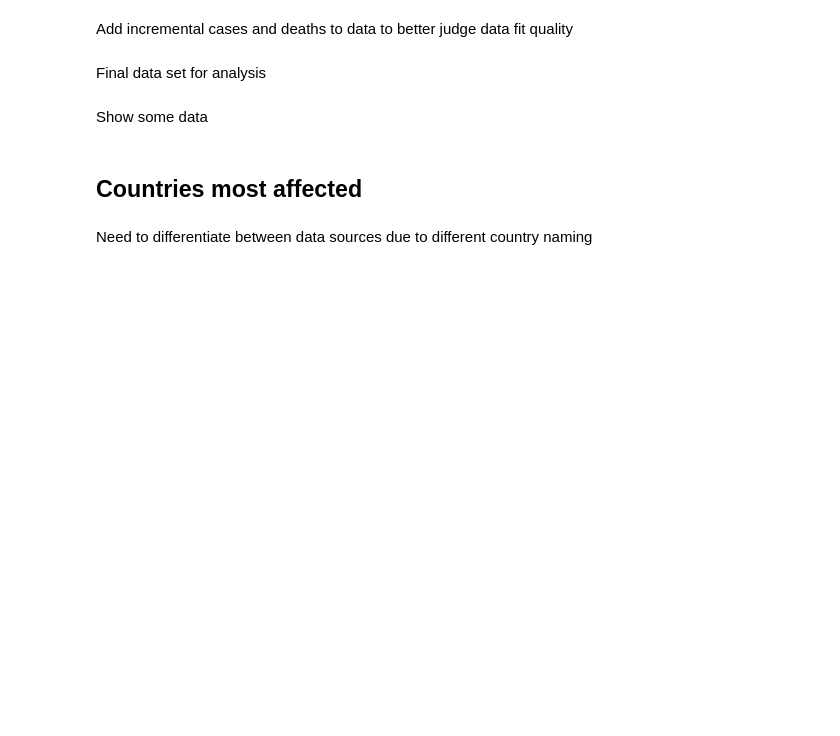
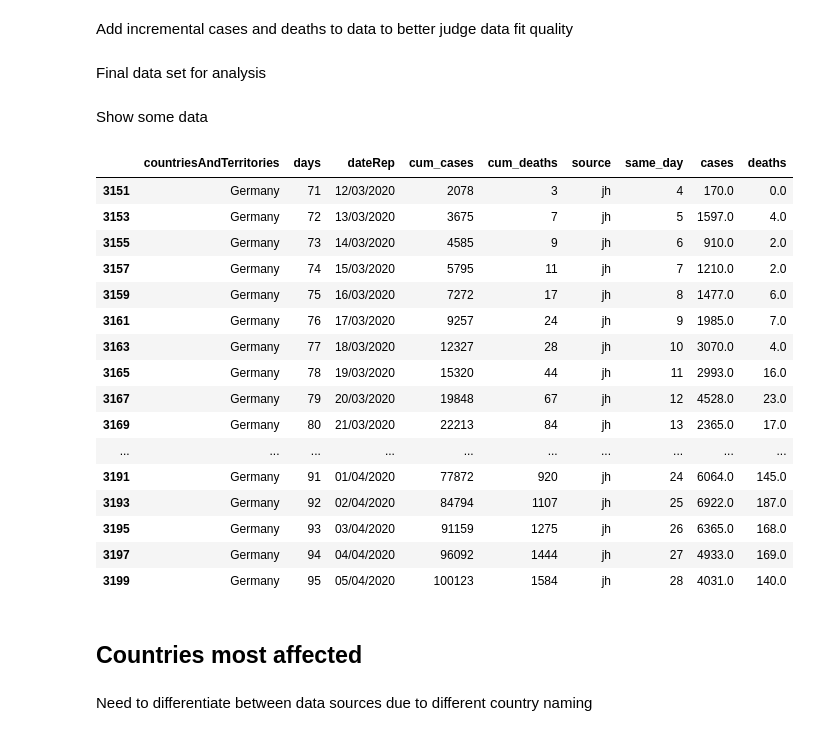
Before and after one commit to sbaumanns/COVID-19, a Jupyter notebook: COVID-19-Model-Bokeh.ipynb, the cells around one changed output. Drawn from its saved outputs; the diff is of its cells as text; code cells hidden in the pictures; blank space fills up the shorter version.

```diff
--- a/COVID-19-Model-Bokeh.ipynb
+++ b/COVID-19-Model-Bokeh.ipynb
@@ -136,38 +141,36 @@ RKI data:
 # %% [markdown]
 ### Remark: Currently, ECDC have an data file issue!
 # %%
-# url = "https://opendata.ecdc.europa.eu/covid19/casedistribution/csv/"
+url = "https://opendata.ecdc.europa.eu/covid19/casedistribution/csv/"
 
-# df_load_ecdc = pd\
-#     .read_csv(url, sep=',', engine='python')
+df_load_ecdc = pd\
+    .read_csv(url, sep=',', engine='python')
 
-# df_load_ecdc.columns= [re.sub("[^A-Za-z]", "", col) for col in df_load_ecdc.columns]
+df_load_ecdc.columns= [re.sub("[^A-Za-z]", "", col) for col in df_load_ecdc.columns]
 
-# df_1_ecdc = df_load_ecdc\
-#     .loc[:,['dateRep','cases', 'deaths', 'countriesAndTerritories']]
+df_1_ecdc = df_load_ecdc\
+    .loc[:,['dateRep','cases', 'deaths', 'countriesAndTerritories']]
 
-# df_1_ecdc['days'] = df_1_ecdc['dateRep']\
-#     .map(lambda x : (datetime.strptime(x, '%d/%m/%Y') - datetime.strptime("01/01/2020", '%d/%m/%Y')).days)
+df_1_ecdc['days'] = df_1_ecdc['dateRep']\
+    .map(lambda x : (datetime.strptime(x, '%d/%m/%Y') - datetime.strptime("01/01/2020", '%d/%m/%Y')).days)
 
-# df_1_ecdc = df_1_ecdc.sort_values(['countriesAndTerritories', 'days'], ascending=[True, True])
-# df_1_ecdc = df_1_ecdc[df_1_ecdc['days'] >= 0]
+df_1_ecdc = df_1_ecdc.sort_values(['countriesAndTerritories', 'days'], ascending=[True, True])
+df_1_ecdc = df_1_ecdc[df_1_ecdc['days'] >= 0]
 
-# df_2_ecdc =  df_1_ecdc\
-#     .groupby(['countriesAndTerritories', 'days','dateRep'])\
-#     .agg(cum_cases=('cases', 'sum'), cum_deaths=('deaths', 'sum'))\
-#     .groupby(level=[0])\
-#     .cumsum()\
-#     .reset_index(level=[0, 1, 2])
+df_2_ecdc =  df_1_ecdc\
+    .groupby(['countriesAndTerritories', 'days','dateRep'])\
+    .agg(cum_cases=('cases', 'sum'), cum_deaths=('deaths', 'sum'))\
+    .groupby(level=[0])\
+    .cumsum()\
+    .reset_index(level=[0, 1, 2])
 
-# df_2_ecdc = df_2_ecdc.sort_values(['countriesAndTerritories', 'days'], ascending=[True, True])
+df_2_ecdc = df_2_ecdc.sort_values(['countriesAndTerritories', 'days'], ascending=[True, True])
 
-# df_2_ecdc['source'] = 'ecdc'
+df_2_ecdc['source'] = 'ecdc'
 # %% [markdown]
 Join the two data sources
 # %%
-# df_2 = pd.concat([df_2_jh, df_2_ecdc])
+df_2 = pd.concat([df_2_jh, df_2_ecdc])
-# %%
-df_2 = df_2_jh
 # %% [markdown]
 # Further data preparation
 # %% [markdown]
@@ -208,7 +211,25 @@ df_final = df_4
 # %% [markdown]
 Show some data
 # %%
-#df_final[(df_final['countriesAndTerritories'] == "Germany") & (df_final['days'] > 70) & (df_final['source'] == 'jh')]
+df_final[(df_final['countriesAndTerritories'] == "Germany") & (df_final['days'] > 70) & (df_final['source'] == 'jh')]
+# %% [output]
+|  | countriesAndTerritories | days | dateRep | cum_cases | cum_deaths | source | same_day | cases | deaths |
+| 3151 | Germany | 71 | 12/03/2020 | 2078 | 3 | jh | 4 | 170.0 | 0.0 |
+| 3153 | Germany | 72 | 13/03/2020 | 3675 | 7 | jh | 5 | 1597.0 | 4.0 |
+| 3155 | Germany | 73 | 14/03/2020 | 4585 | 9 | jh | 6 | 910.0 | 2.0 |
+| 3157 | Germany | 74 | 15/03/2020 | 5795 | 11 | jh | 7 | 1210.0 | 2.0 |
+| 3159 | Germany | 75 | 16/03/2020 | 7272 | 17 | jh | 8 | 1477.0 | 6.0 |
+| 3161 | Germany | 76 | 17/03/2020 | 9257 | 24 | jh | 9 | 1985.0 | 7.0 |
+| 3163 | Germany | 77 | 18/03/2020 | 12327 | 28 | jh | 10 | 3070.0 | 4.0 |
+| 3165 | Germany | 78 | 19/03/2020 | 15320 | 44 | jh | 11 | 2993.0 | 16.0 |
+| 3167 | Germany | 79 | 20/03/2020 | 19848 | 67 | jh | 12 | 4528.0 | 23.0 |
+| 3169 | Germany | 80 | 21/03/2020 | 22213 | 84 | jh | 13 | 2365.0 | 17.0 |
+| ... | ... | ... | ... | ... | ... | ... | ... | ... | ... |
+| 3191 | Germany | 91 | 01/04/2020 | 77872 | 920 | jh | 24 | 6064.0 | 145.0 |
+| 3193 | Germany | 92 | 02/04/2020 | 84794 | 1107 | jh | 25 | 6922.0 | 187.0 |
+| 3195 | Germany | 93 | 03/04/2020 | 91159 | 1275 | jh | 26 | 6365.0 | 168.0 |
+| 3197 | Germany | 94 | 04/04/2020 | 96092 | 1444 | jh | 27 | 4933.0 | 169.0 |
+| 3199 | Germany | 95 | 05/04/2020 | 100123 | 1584 | jh | 28 | 4031.0 | 140.0 |
 # %% [markdown]
 ## Countries most affected
 # %% [markdown]
```
Also changed, not shown: parts of 11 cells of this notebook, 1 other file.
